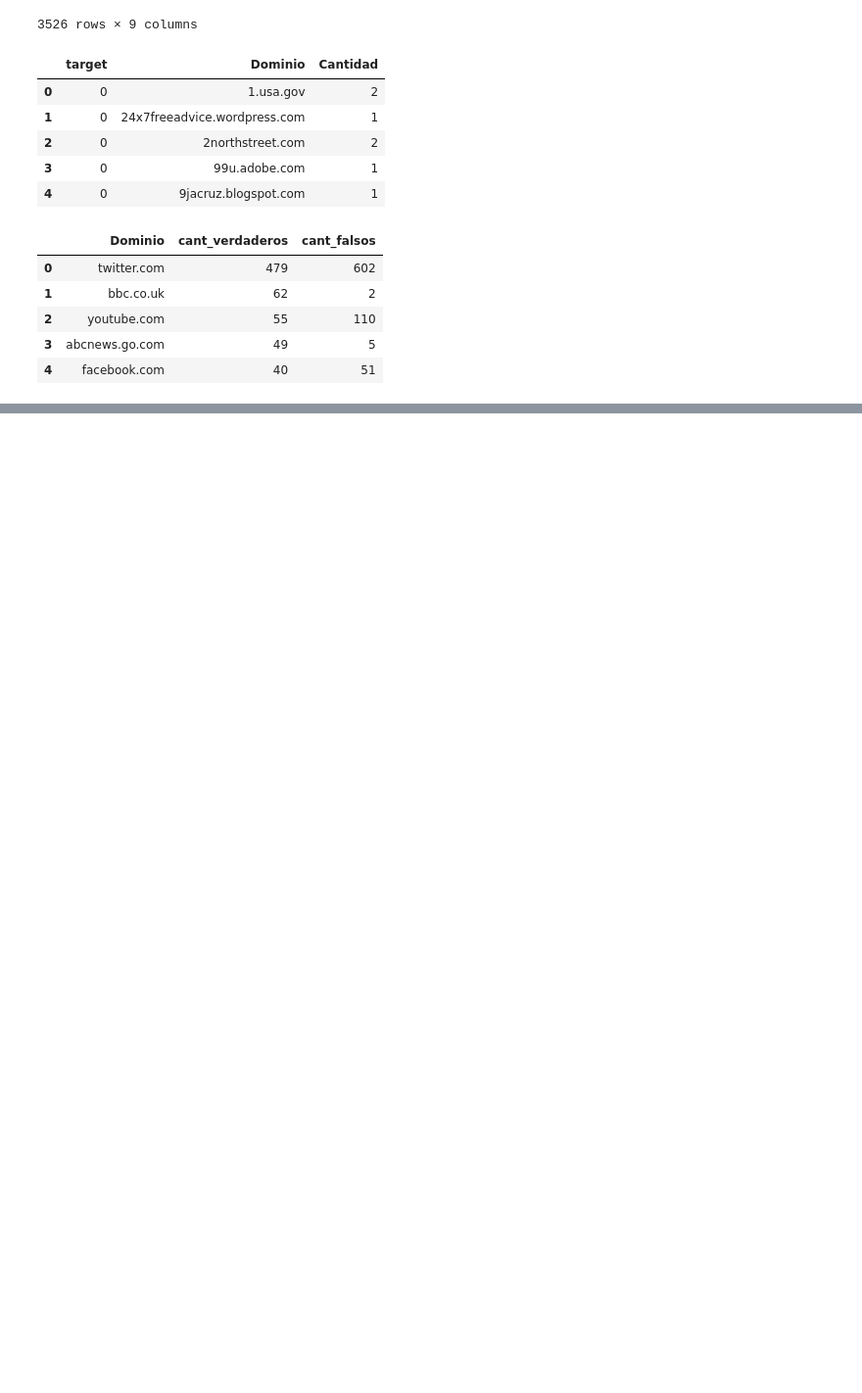
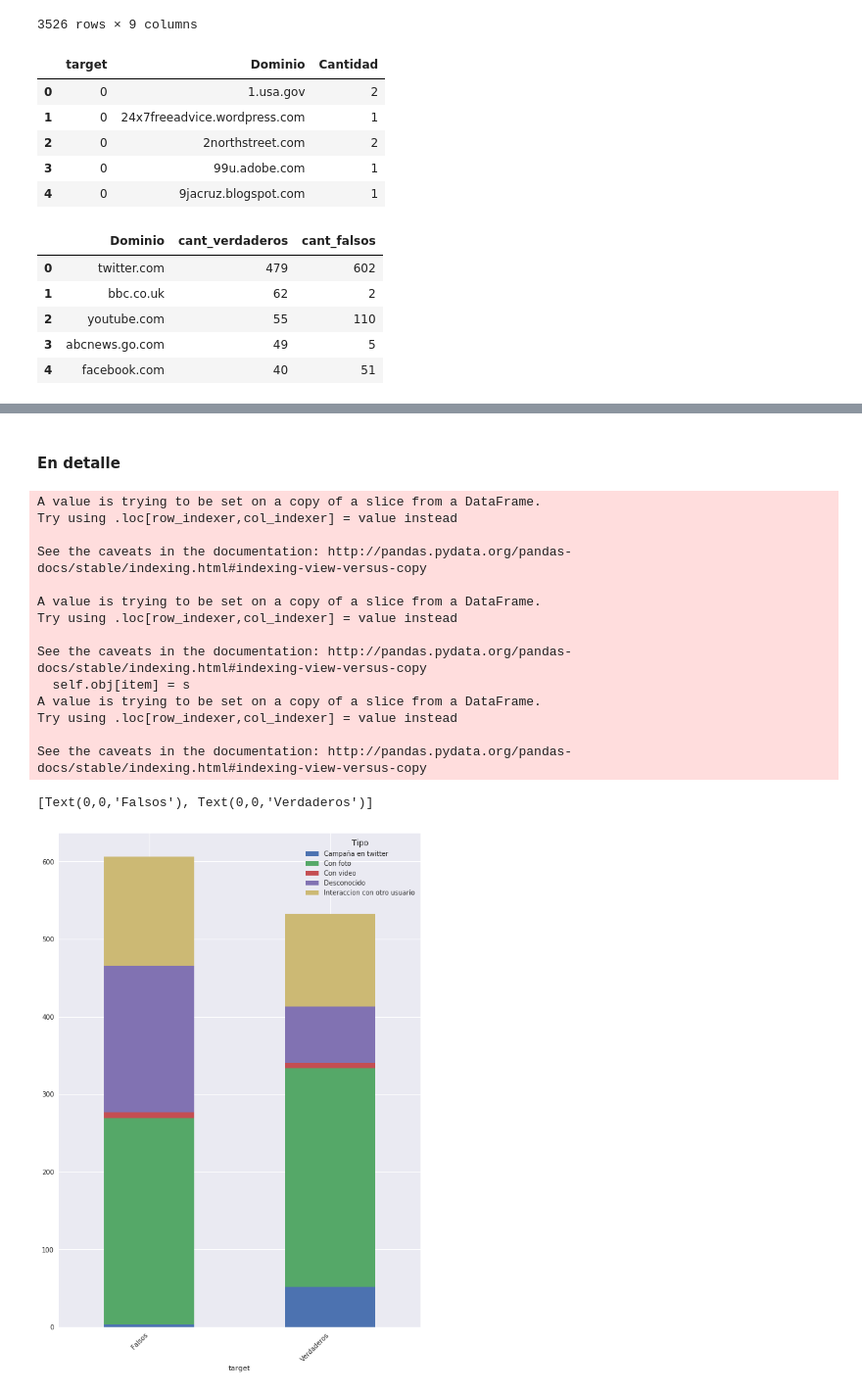
Before and after one commit to freedocx/CovidNPLDisaster, a Jupyter notebook: Javier/Analysis.ipynb, the cells around one changed output, grey strips where cells are left out. Shown at 98% size. Saved outputs shown, nothing was run; the diff lists cells and outputs as text; code cells hidden in the pictures; blank space fills up the shorter version.

```diff
--- a/Javier/Analysis.ipynb
+++ b/Javier/Analysis.ipynb
@@ -426,0 +482,45 @@ sns.despine(left=True, bottom=True)
+# %% [markdown]
+#### En detalle
+# %%
+enlaces_tw =  enlaces_target.loc[enlaces_target["Dominio"].str.contains("twitter")]
+enlaces_tw["Tipo"] = 0
+enlaces_tw.loc[(enlaces_tw["Dominio"].str.contains("twitter")) &\
+                   (enlaces_tw["Enlace"].str.contains("photo")),"Tipo"] = "Con foto"
+enlaces_tw.loc[(enlaces_tw["Dominio"].str.contains("twitter")) &\
+                   (enlaces_tw["Enlace"].str.contains("video")), "Tipo"] = "Con video"
+enlaces_tw.loc[(enlaces_tw["Dominio"].str.contains("twitter")) &\
+                   (enlaces_tw["Enlace"].str.contains("https://twitter.com/account/suspended")),"Tipo"] = "Desconocido"
+enlaces_tw.loc[(enlaces_tw["Dominio"].str.contains("twitter")) &\
+                   (~enlaces_tw["Enlace"].str.contains("video")) &\
+                   (~enlaces_tw["Enlace"].str.contains("photo")) &\
+                   (~enlaces_tw["Enlace"].str.contains("https://twitter.com/account/suspended"))&\
+                  ~(enlaces_tw["Enlace"].str.contains("utm")) , "Tipo"] = "Interaccion con otro usuario"
+enlaces_tw.loc[(enlaces_tw["Dominio"].str.contains("twitter")) &\
+                   (~enlaces_tw["Enlace"].str.contains("video")) &\
+                   (~enlaces_tw["Enlace"].str.contains("photo")) &\
+                   (~enlaces_tw["Enlace"].str.contains("https://twitter.com/account/suspended"))&\
+                  (enlaces_tw["Enlace"].str.contains("utm")), "Tipo"] = "Campaña en twitter"
+enlaces_tw["Cantidad"] = 0
+sns.set()
+df = enlaces_tw.drop(columns=["id","Enlace","Dominio"]).groupby(["Tipo","target"])["Cantidad"].size()
+fig = df.unstack("target").reset_index()\
+        .rename(columns={0:"Falso",1:"Verdadero"})\
+                .set_index("Tipo").T.plot(kind='bar', stacked=True, figsize=(10, 14))
+fig.set_xticklabels(["Falsos","Verdaderos"],rotation = 45, ha="right")
+# %% [output]
+A value is trying to be set on a copy of a slice from a DataFrame.
+Try using .loc[row_indexer,col_indexer] = value instead
+
+See the caveats in the documentation: http://pandas.pydata.org/pandas-docs/stable/indexing.html#indexing-view-versus-copy
+
+A value is trying to be set on a copy of a slice from a DataFrame.
+Try using .loc[row_indexer,col_indexer] = value instead
+
+See the caveats in the documentation: http://pandas.pydata.org/pandas-docs/stable/indexing.html#indexing-view-versus-copy
+  self.obj[item] = s
+A value is trying to be set on a copy of a slice from a DataFrame.
+Try using .loc[row_indexer,col_indexer] = value instead
+
+See the caveats in the documentation: http://pandas.pydata.org/pandas-docs/stable/indexing.html#indexing-view-versus-copy
+[Text(0,0,'Falsos'), Text(0,0,'Verdaderos')]
+[figure, added]
```
Also changed, not shown: parts of 10 cells of this notebook.
